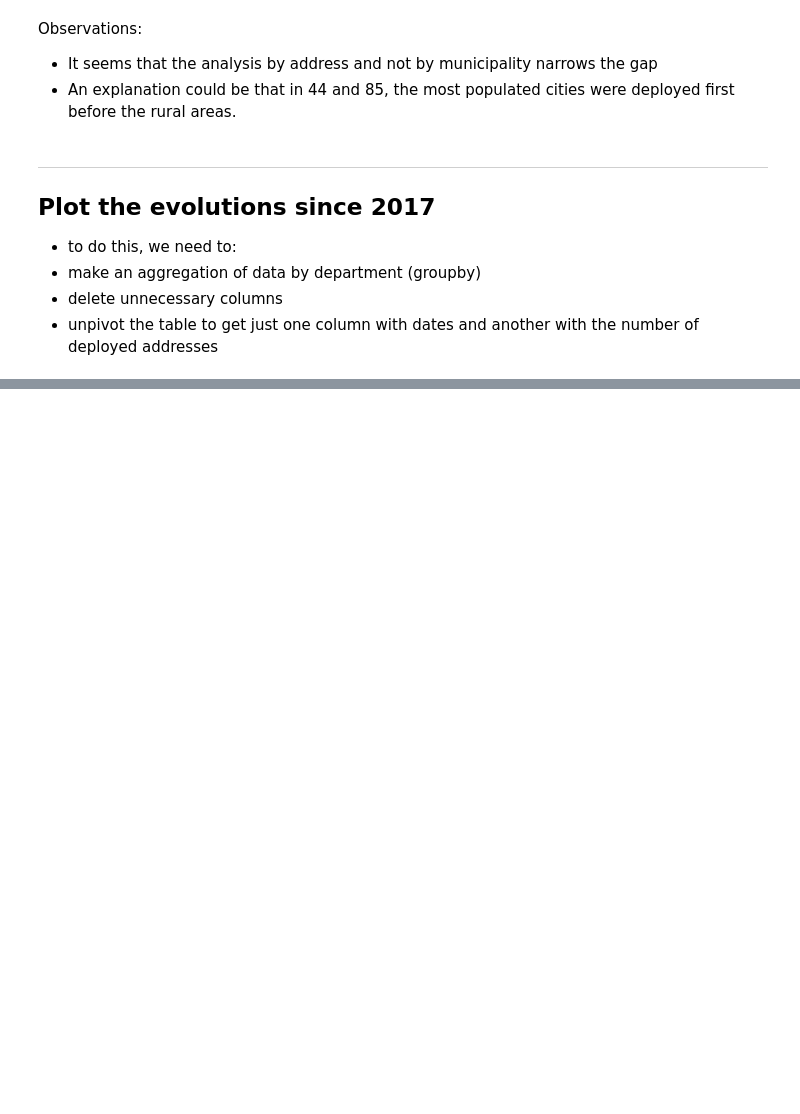
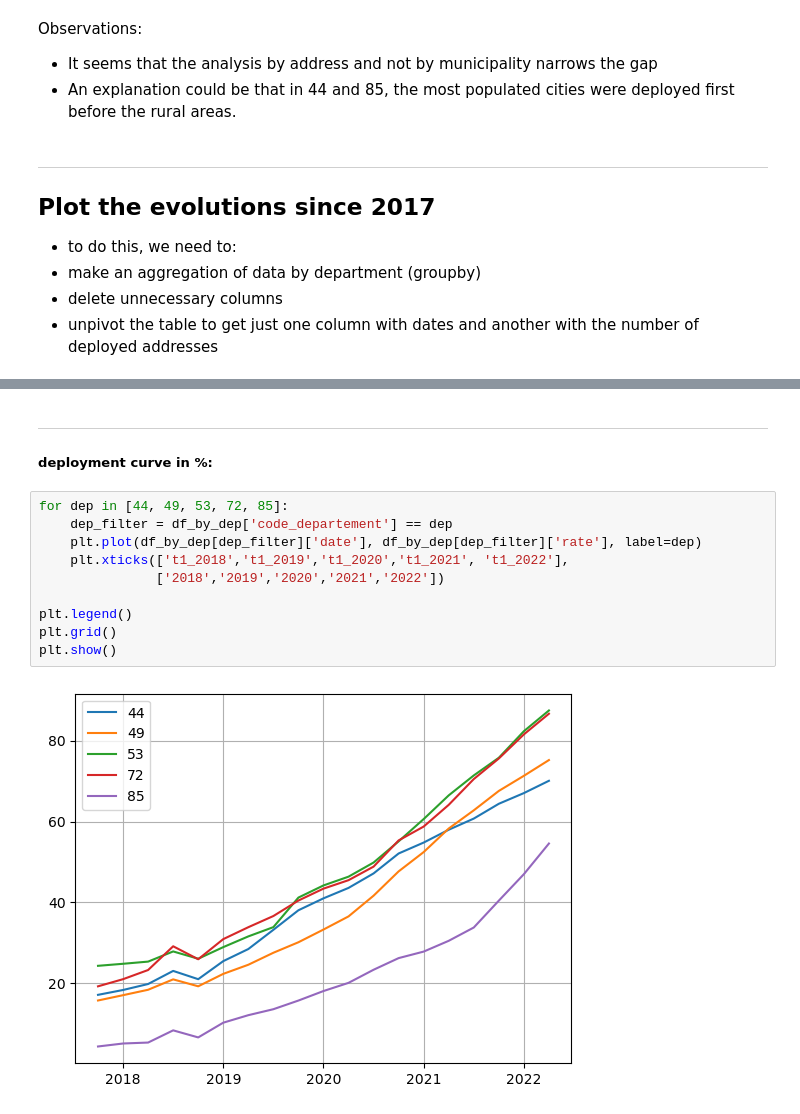
Before and after one commit to eteillet/data-exploration_optical_fiber-in-Pays-de-la-Loire, a Jupyter notebook: analysis.ipynb, the cells around one changed output, grey strips where cells are left out. Saved outputs shown, nothing was run; the diff lists cells and outputs as text; blank space fills up the shorter version.

```diff
--- a/analysis.ipynb
+++ b/analysis.ipynb
@@ -239,0 +233,15 @@ plt.show()
+# %% [markdown]
+---
+##### deployment curve in %:
+# %%
+for dep in [44, 49, 53, 72, 85]:
+    dep_filter = df_by_dep['code_departement'] == dep
+    plt.plot(df_by_dep[dep_filter]['date'], df_by_dep[dep_filter]['rate'], label=dep)
+    plt.xticks(['t1_2018','t1_2019','t1_2020','t1_2021', 't1_2022'],
+               ['2018','2019','2020','2021','2022'])
+
+plt.legend()
+plt.grid()
+plt.show()
+# %% [output]
+[figure, added]
```
Also changed, not shown: parts of 7 cells of this notebook.
